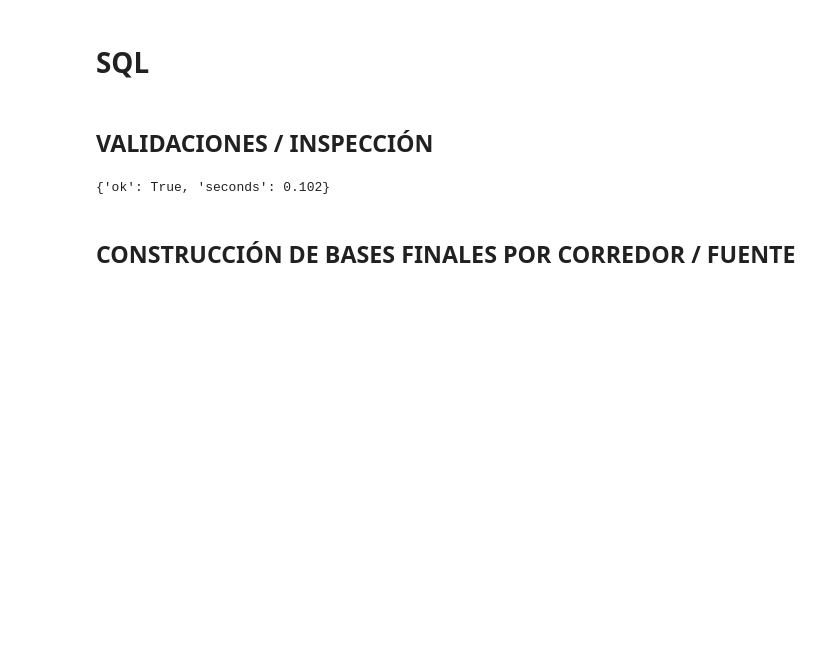
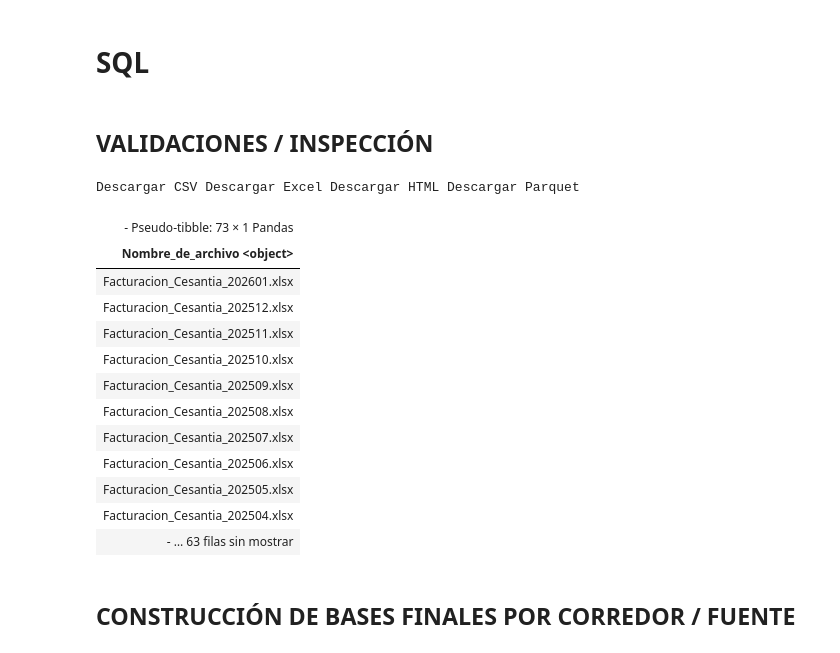
Before and after one commit to sura-movilidad/traspaso-innominados, a Jupyter notebook: new_source/new_notebooks/Conosur.ipynb, the cells around one changed output. Cells and saved outputs as stored; diff of their text form; code cells hidden in the pictures; blank space fills up the shorter version.

```diff
--- a/new_source/new_notebooks/Conosur.ipynb
+++ b/new_source/new_notebooks/Conosur.ipynb
@@ -651,16 +649,35 @@ except Exception as e:
 # %%
 query_1 = f"""
 -- [CONOSUR] Archivos cargados (desc)
 SELECT DISTINCT
     Nombre_de_archivo
 FROM {data["tablas_remotas"]["conosur_acumulado_r_bkp"]}
 ORDER BY
     Nombre_de_archivo desc
 """
 
-fun.exec_sql(query_1, connection_string)
+df_q1 = fun.query_to_df(
+    sql=query_1,
+    connection_string=connection_string,
+    engine="pandas"
+)
+
+fun.pretty_table(df_q1)
 # %% [output]
-{'ok': True, 'seconds': 0.102}
+Descargar CSV Descargar Excel Descargar HTML Descargar Parquet
+| - Pseudo-tibble: 73 × 1 Pandas |
+| Nombre_de_archivo <object> |
+| Facturacion_Cesantia_202601.xlsx |
+| Facturacion_Cesantia_202512.xlsx |
+| Facturacion_Cesantia_202511.xlsx |
+| Facturacion_Cesantia_202510.xlsx |
+| Facturacion_Cesantia_202509.xlsx |
+| Facturacion_Cesantia_202508.xlsx |
+| Facturacion_Cesantia_202507.xlsx |
+| Facturacion_Cesantia_202506.xlsx |
+| Facturacion_Cesantia_202505.xlsx |
+| Facturacion_Cesantia_202504.xlsx |
+| - … 63 filas sin mostrar |
 # %% [markdown]
 ## CONSTRUCCIÓN DE BASES FINALES POR CORREDOR / FUENTE
 # %%
```
Also changed, not shown: parts of 2 cells of this notebook, 2 other files.
